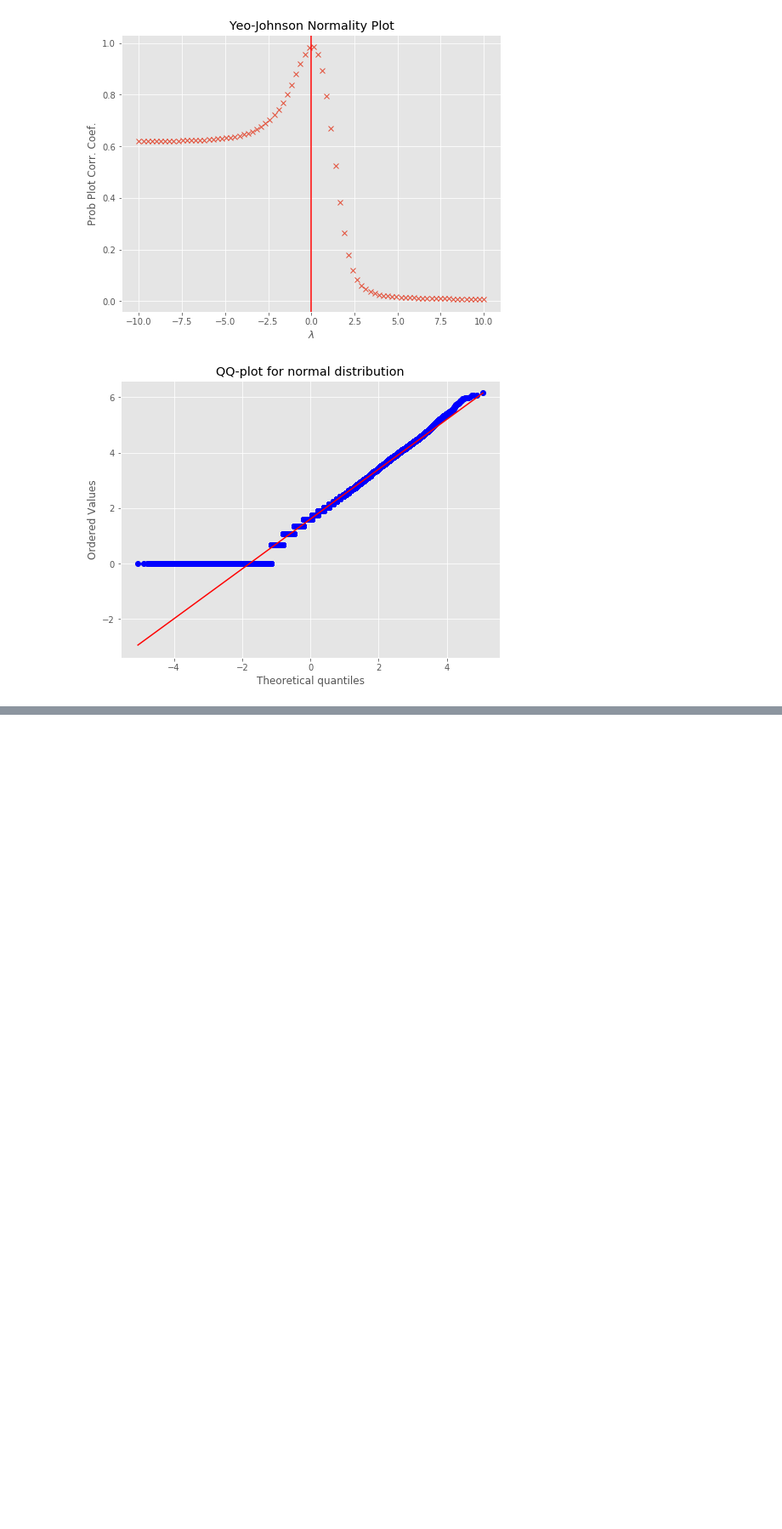
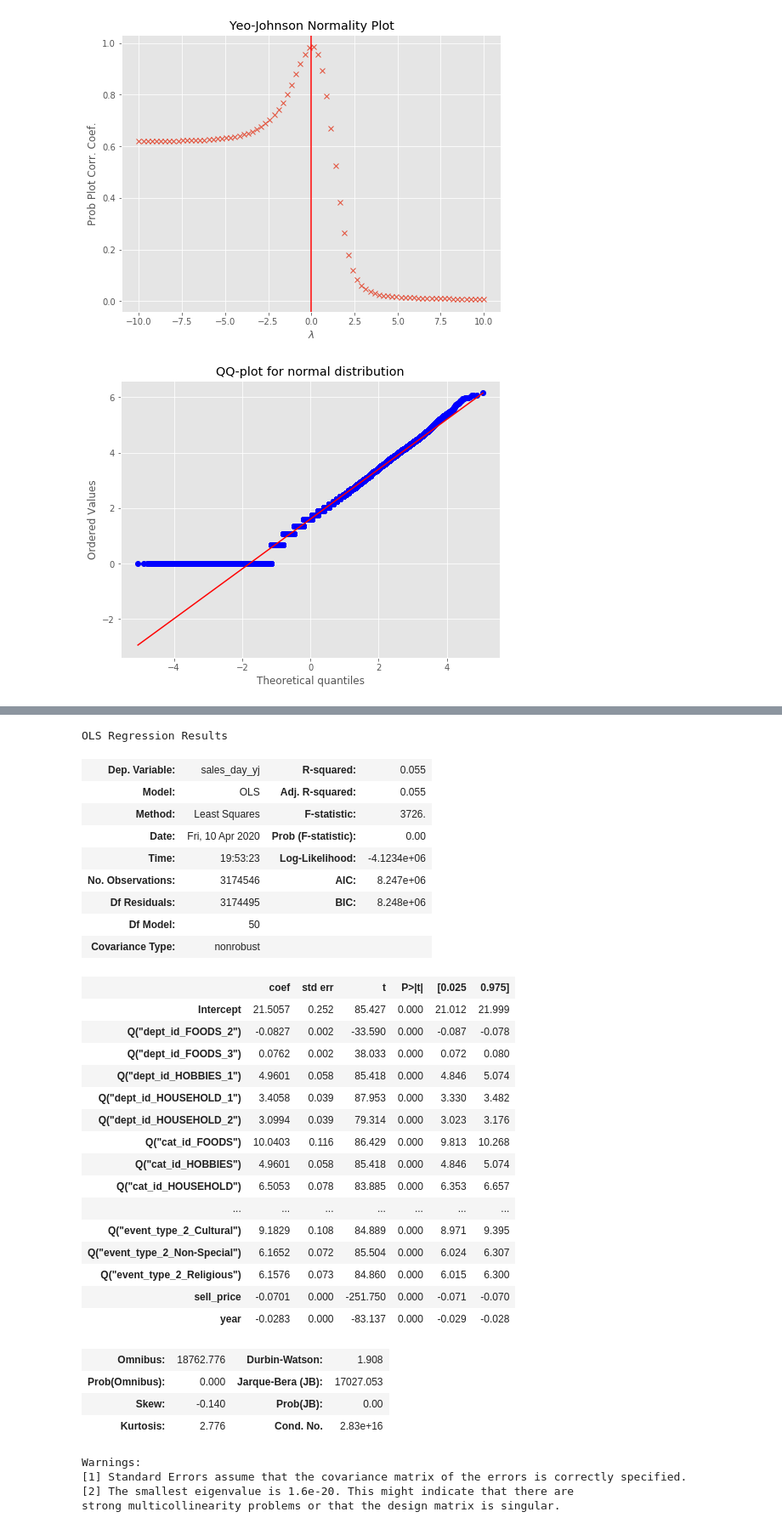
Before and after one commit to TremaMiguel/KaggleCompetitions, a Jupyter notebook: M5_Forecasting/notebooks/M5_Forecasting_CDA.ipynb, the cells around one changed output, grey strips where cells are left out. Shown: that part at 85% size. Saved outputs shown, nothing was run; the diff lists cells and outputs as text; code cells hidden in the pictures; blank space fills up the shorter version.

```diff
--- a/M5_Forecasting/notebooks/M5_Forecasting_CDA.ipynb
+++ b/M5_Forecasting/notebooks/M5_Forecasting_CDA.ipynb
@@ -279,0 +309,46 @@ Name: sales_day, dtype: float64
+# %%
+# Model with Yeo-Johnson transformation
+formula_yj="sales_day_yj ~ "
+
+for col in dt_reg.columns[8:]:
+    formula_yj+='Q("'+col+'")+'
+
+formula_yj = formula_yj + 'sell_price + year'
+
+model_yj = smf.ols(formula = formula_yj, data = dt_reg).fit()
+model_yj.summary()
+# %% [output]
+OLS Regression Results
+| Dep. Variable: | sales_day_yj | R-squared: | 0.055 |
+| Model: | OLS | Adj. R-squared: | 0.055 |
+| Method: | Least Squares | F-statistic: | 3726. |
+| Date: | Fri, 10 Apr 2020 | Prob (F-statistic): | 0.00 |
+| Time: | 19:53:23 | Log-Likelihood: | -4.1234e+06 |
+| No. Observations: | 3174546 | AIC: | 8.247e+06 |
+| Df Residuals: | 3174495 | BIC: | 8.248e+06 |
+| Df Model: | 50 |  |  |
+| Covariance Type: | nonrobust |  |  |
+|  | coef | std err | t | P>|t| | [0.025 | 0.975] |
+| Intercept | 21.5057 | 0.252 | 85.427 | 0.000 | 21.012 | 21.999 |
+| Q("dept_id_FOODS_2") | -0.0827 | 0.002 | -33.590 | 0.000 | -0.087 | -0.078 |
+| Q("dept_id_FOODS_3") | 0.0762 | 0.002 | 38.033 | 0.000 | 0.072 | 0.080 |
+| Q("dept_id_HOBBIES_1") | 4.9601 | 0.058 | 85.418 | 0.000 | 4.846 | 5.074 |
+| Q("dept_id_HOUSEHOLD_1") | 3.4058 | 0.039 | 87.953 | 0.000 | 3.330 | 3.482 |
+| Q("dept_id_HOUSEHOLD_2") | 3.0994 | 0.039 | 79.314 | 0.000 | 3.023 | 3.176 |
+| Q("cat_id_FOODS") | 10.0403 | 0.116 | 86.429 | 0.000 | 9.813 | 10.268 |
+| Q("cat_id_HOBBIES") | 4.9601 | 0.058 | 85.418 | 0.000 | 4.846 | 5.074 |
+| Q("cat_id_HOUSEHOLD") | 6.5053 | 0.078 | 83.885 | 0.000 | 6.353 | 6.657 |
+| ... | ... | ... | ... | ... | ... | ... |
+| Q("event_type_2_Cultural") | 9.1829 | 0.108 | 84.889 | 0.000 | 8.971 | 9.395 |
+| Q("event_type_2_Non-Special") | 6.1652 | 0.072 | 85.504 | 0.000 | 6.024 | 6.307 |
+| Q("event_type_2_Religious") | 6.1576 | 0.073 | 84.860 | 0.000 | 6.015 | 6.300 |
+| sell_price | -0.0701 | 0.000 | -251.750 | 0.000 | -0.071 | -0.070 |
+| year | -0.0283 | 0.000 | -83.137 | 0.000 | -0.029 | -0.028 |
+| Omnibus: | 18762.776 | Durbin-Watson: | 1.908 |
+| Prob(Omnibus): | 0.000 | Jarque-Bera (JB): | 17027.053 |
+| Skew: | -0.140 | Prob(JB): | 0.00 |
+| Kurtosis: | 2.776 | Cond. No. | 2.83e+16 |
+Warnings:
+[1] Standard Errors assume that the covariance matrix of the errors is correctly specified.
+[2] The smallest eigenvalue is 1.6e-20. This might indicate that there are
+strong multicollinearity problems or that the design matrix is singular.
```
Also changed, not shown: parts of 19 cells of this notebook.
